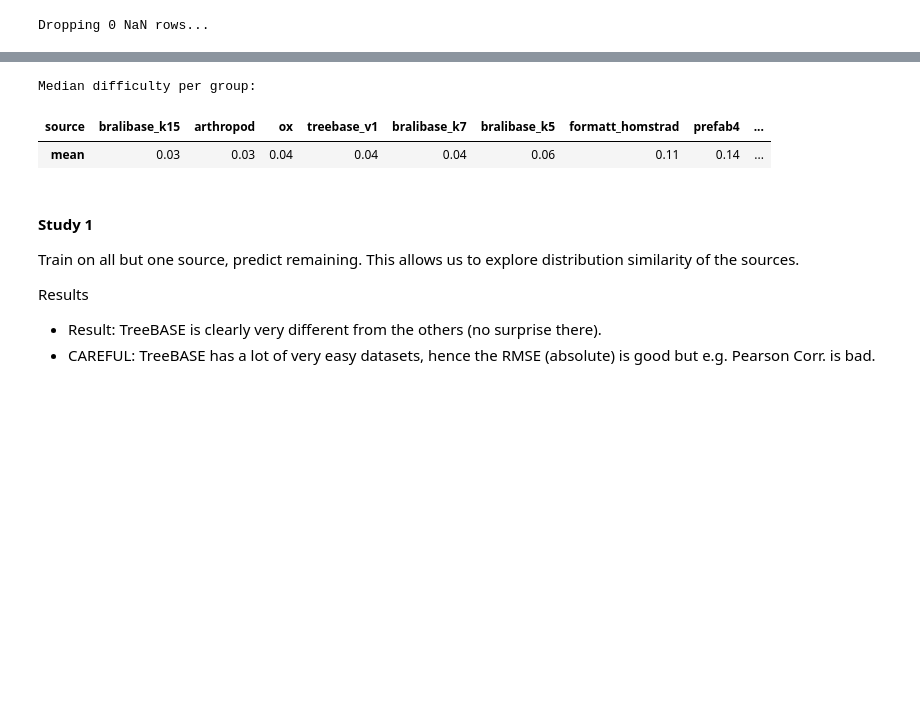
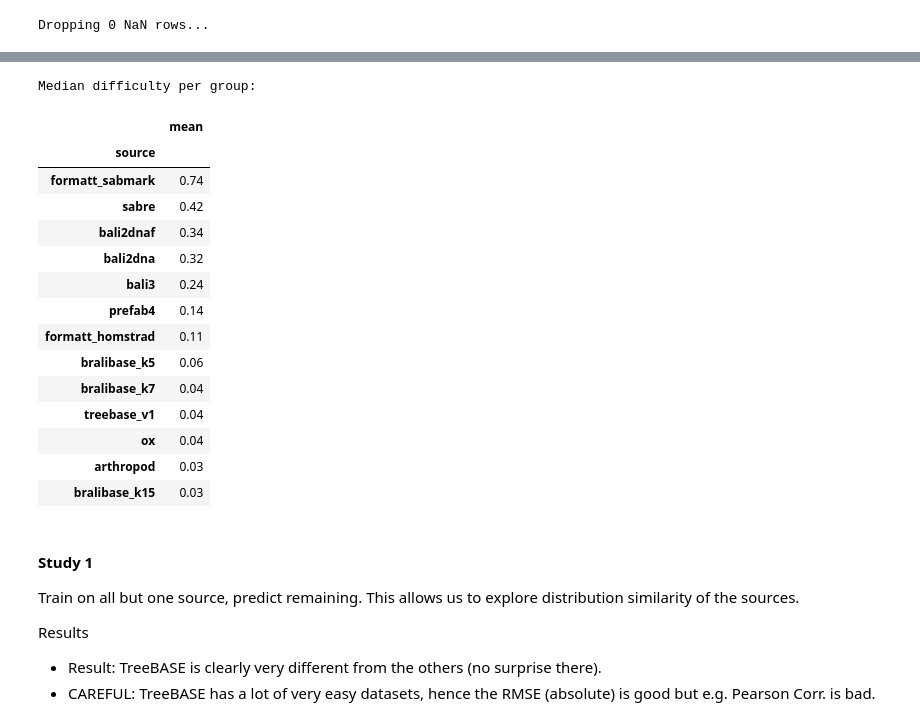
Before and after one commit to MaBody/aldiscore, a Jupyter notebook: notebooks/studies/ablation_sources.ipynb, the cells around one changed output, grey strips where cells are left out. Drawn from its saved outputs; the diff is of its cells as text; code cells hidden in the pictures; blank space fills up the shorter version.

```diff
--- a/notebooks/studies/ablation_sources.ipynb
+++ b/notebooks/studies/ablation_sources.ipynb
@@ -36,12 +73,25 @@ Dropping 0 NaN rows...
 # %%
 print("Median difficulty per group:")
 label_df.groupby(
     label_df.index.get_level_values("source"), observed=False
-).median().sort_values("mean").T.round(2)
+).median().sort_values("mean").round(2).iloc[::-1]
 # %% [output]
 Median difficulty per group:
-| source | bralibase_k15 | arthropod | ox | treebase_v1 | bralibase_k7 | bralibase_k5 | formatt_homstrad | prefab4 | ... |
-| mean | 0.03 | 0.03 | 0.04 | 0.04 | 0.04 | 0.06 | 0.11 | 0.14 | ... |
+|  | mean |
+| source |  |
+| formatt_sabmark | 0.74 |
+| sabre | 0.42 |
+| bali2dnaf | 0.34 |
+| bali2dna | 0.32 |
+| bali3 | 0.24 |
+| prefab4 | 0.14 |
+| formatt_homstrad | 0.11 |
+| bralibase_k5 | 0.06 |
+| bralibase_k7 | 0.04 |
+| treebase_v1 | 0.04 |
+| ox | 0.04 |
+| arthropod | 0.03 |
+| bralibase_k15 | 0.03 |
 # %% [markdown]
 #### Study 1
 Train on all but one source, predict remaining. This allows us to explore distribution similarity of the sources.
```
Also changed, not shown: parts of 1 cell of this notebook, 3 other files.
